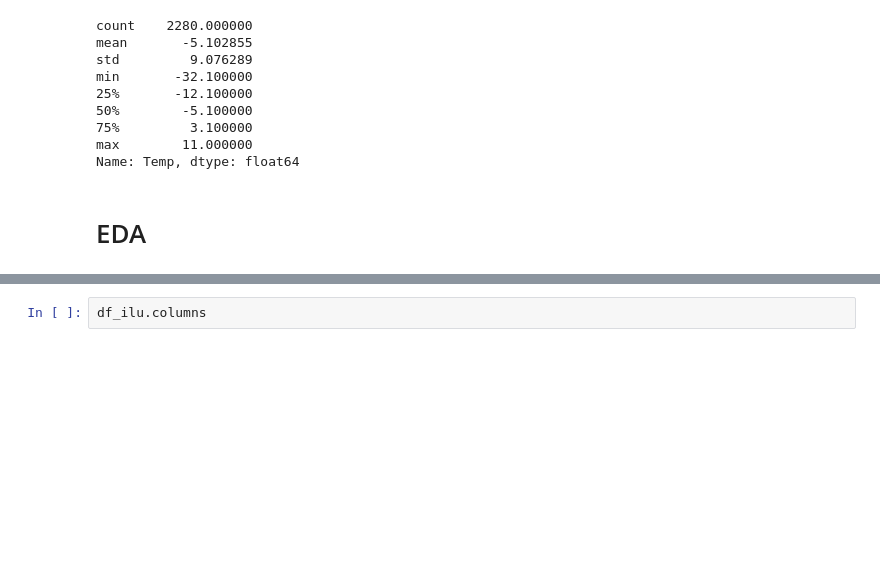
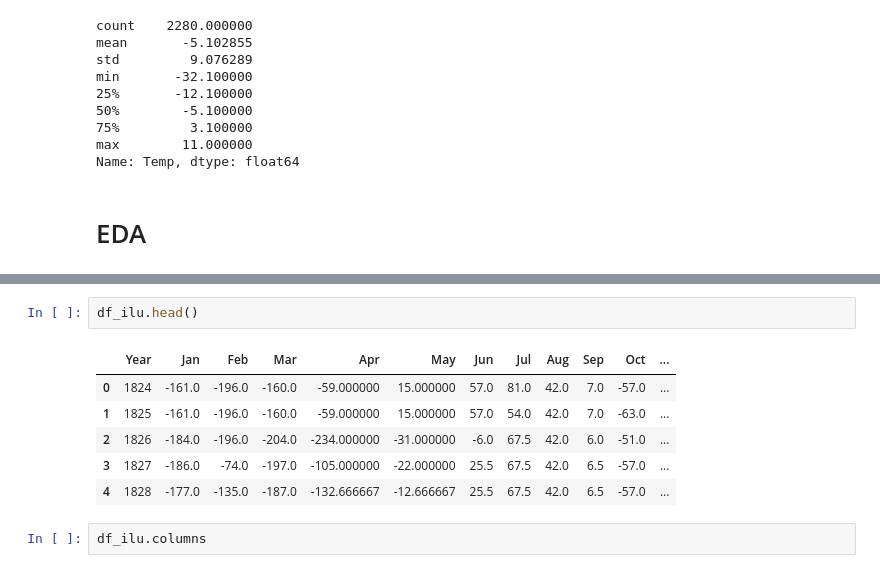
Before and after one commit to ozerm/GlobalWarming, a Jupyter notebook: Time series analysis.ipynb, the cells around one changed output, grey strips where cells are left out. Drawn from its saved outputs; the diff is of its cells as text; blank space fills up the shorter version.

```diff
--- a/Time series analysis.ipynb
+++ b/Time series analysis.ipynb
@@ -257,3 +307,12 @@ for ax in axs.flat:
+# %%
+df_ilu.head()
+# %% [output]
+|  | Year | Jan | Feb | Mar | Apr | May | Jun | Jul | Aug | Sep | Oct | ... |
+| 0 | 1824 | -161.0 | -196.0 | -160.0 | -59.000000 | 15.000000 | 57.0 | 81.0 | 42.0 | 7.0 | -57.0 | ... |
+| 1 | 1825 | -161.0 | -196.0 | -160.0 | -59.000000 | 15.000000 | 57.0 | 54.0 | 42.0 | 7.0 | -63.0 | ... |
+| 2 | 1826 | -184.0 | -196.0 | -204.0 | -234.000000 | -31.000000 | -6.0 | 67.5 | 42.0 | 6.0 | -51.0 | ... |
+| 3 | 1827 | -186.0 | -74.0 | -197.0 | -105.000000 | -22.000000 | 25.5 | 67.5 | 42.0 | 6.5 | -57.0 | ... |
+| 4 | 1828 | -177.0 | -135.0 | -187.0 | -132.666667 | -12.666667 | 25.5 | 67.5 | 42.0 | 6.5 | -57.0 | ... |
 # %%
 df_ilu.columns
 # %% [output]
```
Also changed, not shown: parts of 6 cells of this notebook.
